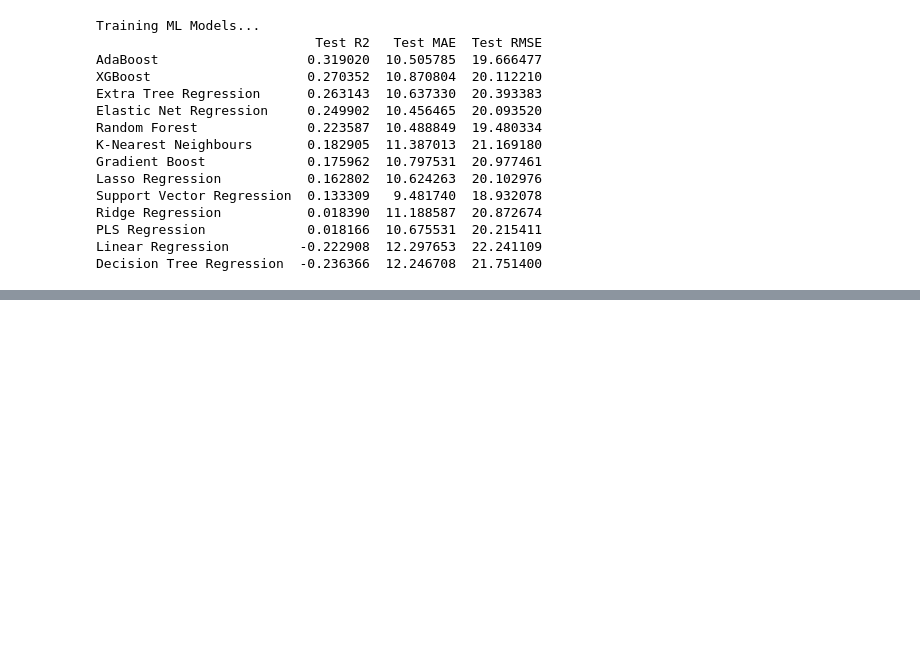
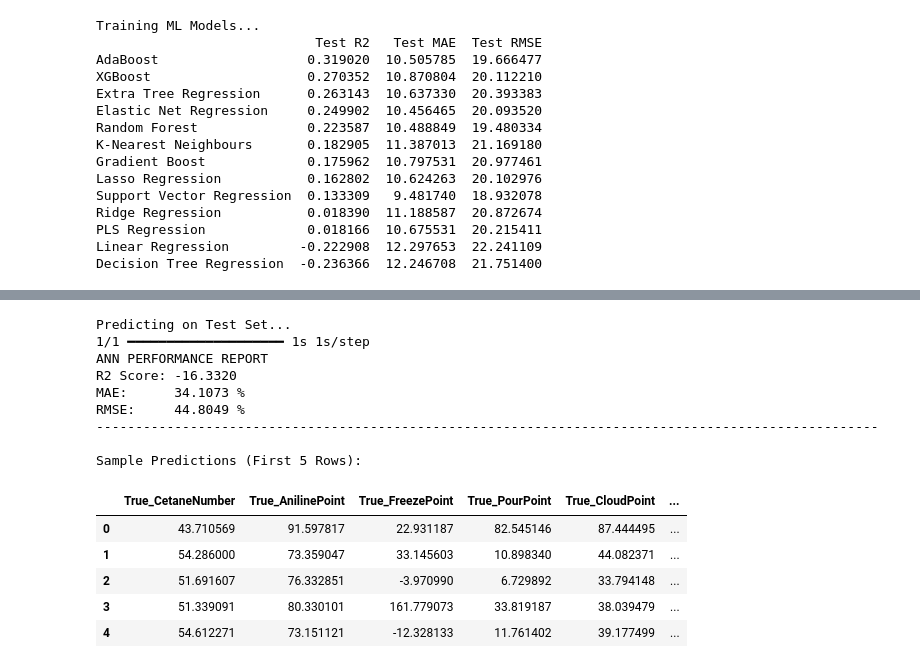
Before and after one commit to aditi-gupta-git/Crude-Oil-Characterization-and-Products-Properties-Estimation, a Jupyter notebook: notebook/SET3 Model Training.ipynb, the cells around one changed output, grey strips where cells are left out. Drawn from its saved outputs; the diff is of its cells as text; code cells hidden in the pictures; blank space fills up the shorter version.

```diff
--- a/notebook/SET3 Model Training.ipynb
+++ b/notebook/SET3 Model Training.ipynb
@@ -321,5 +330,5 @@ X_test_pca=pca.transform(X_test_scaled)
 ann_model = Sequential([Dense(64, activation='relu', input_shape=(X_train_pca.shape[1],)),
 
                     Dense(32, activation='relu'),
-                    Dense(3, activation='linear')])
+                    Dense(7, activation='linear')])
 ann_model.summary()
@@ -340,28 +381,44 @@ history = ann_model.fit(X_train_pca, y_train_scaled, validation_data=(X_test_pca
 # %%
 print("Predicting on Test Set...")
 y_pred_scaled = ann_model.predict(X_test_pca)
 
 #Convert back to real percentages
 y_pred_real = scaler_y.inverse_transform(y_pred_scaled)
 y_test_real = scaler_y.inverse_transform(y_test_scaled)
 
-y_pred_real = 100 * y_pred_real / np.sum(y_pred_real, axis=1, keepdims=True)
+y_pred_real = y_pred_real / np.sum(y_pred_real, axis=1, keepdims=True)
 
 #Calculate Metrics on the Real Data
 r2 = r2_score(y_test_real, y_pred_real, multioutput='uniform_average')
 mae = mean_absolute_error(y_test_real, y_pred_real)
 rmse = np.sqrt(mean_squared_error(y_test_real, y_pred_real))
 
 print("ANN PERFORMANCE REPORT")
 print(f"R2 Score: {r2:.4f}")
 print(f"MAE:      {mae:.4f} %")
 print(f"RMSE:     {rmse:.4f} %")
 print("-" * 100)
 
 results_df = pd.DataFrame(
     data=np.hstack((y_test_real, y_pred_real)),
     columns=['True_CetaneNumber', 'True_AnilinePoint', 'True_FreezePoint', 'True_PourPoint', 'True_CloudPoint', 'True_TotalAcidNumber', 'True_CtoHRatioByWt',
              'Pred_CetaneNumber', 'Pred_AnilinePoint', 'Pred_FreezePoint', 'Pred_PourPoint', 'Pred_CloudPoint', 'Pred_TotalAcidNumber', 'Pred_CtoHRatioByWt']
 )
 print("\nSample Predictions (First 5 Rows):")
 display(results_df.head())
+# %% [output]
+Predicting on Test Set...
+1/1 ━━━━━━━━━━━━━━━━━━━━ 1s 1s/step
+ANN PERFORMANCE REPORT
+R2 Score: -16.3320
+MAE:      34.1073 %
+RMSE:     44.8049 %
+----------------------------------------------------------------------------------------------------
+
+Sample Predictions (First 5 Rows):
+|  | True_CetaneNumber | True_AnilinePoint | True_FreezePoint | True_PourPoint | True_CloudPoint | ... |
+| 0 | 43.710569 | 91.597817 | 22.931187 | 82.545146 | 87.444495 | ... |
+| 1 | 54.286000 | 73.359047 | 33.145603 | 10.898340 | 44.082371 | ... |
+| 2 | 51.691607 | 76.332851 | -3.970990 | 6.729892 | 33.794148 | ... |
+| 3 | 51.339091 | 80.330101 | 161.779073 | 33.819187 | 38.039479 | ... |
+| 4 | 54.612271 | 73.151121 | -12.328133 | 11.761402 | 39.177499 | ... |
```
Also changed, not shown: parts of 4 cells of this notebook, 10 other files.
